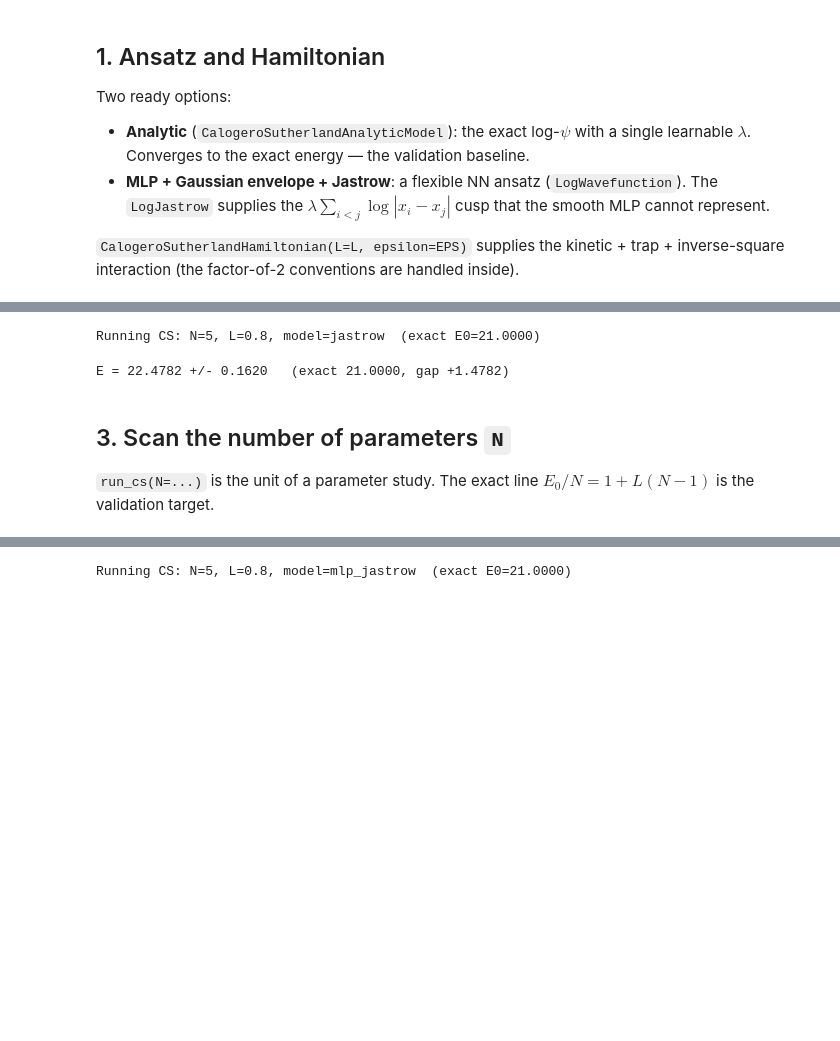
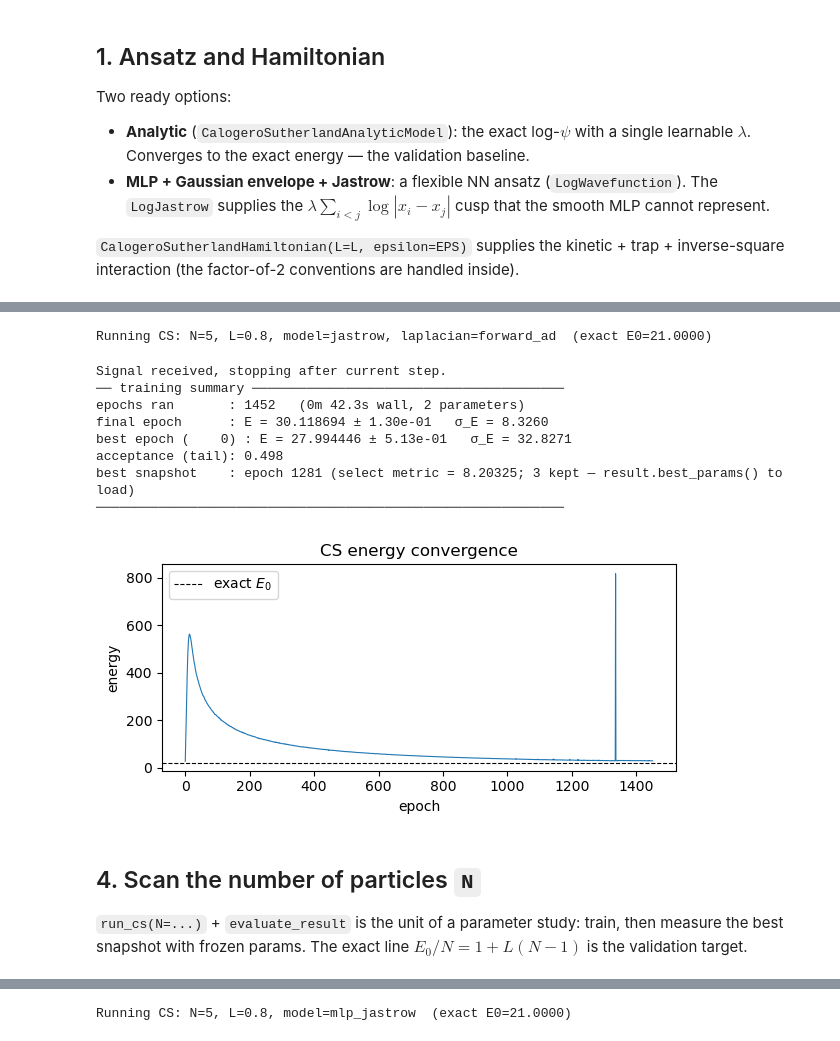
Before and after one commit to pfargas/qvarnet, a Jupyter notebook: calogero-sutherland/calogero_sutherland.ipynb, the cells around one changed output, grey strips where cells are left out. Cells and saved outputs as stored; diff of their text form; code cells hidden in the pictures; blank space fills up the shorter version.

```diff
--- a/calogero-sutherland/calogero_sutherland.ipynb
+++ b/calogero-sutherland/calogero_sutherland.ipynb
@@ -121,8 +124,10 @@ def make_model(kind='mlp_jastrow', lambda_init=LAMBDA_INIT):
         )
     raise ValueError(kind)
 
-def make_hamiltonian(L, eps=EPS):
-    return CalogeroSutherlandHamiltonian(L=L, epsilon=eps)
+def make_hamiltonian(L, eps=EPS, laplacian_method='forward_ad'):
+    # laplacian_method: 'forward_ad' | 'folx' (forward-Laplacian, one fused pass)
+    #                   | 'hutchinson' | 'central_difference'
+    return CalogeroSutherlandHamiltonian(L=L, epsilon=eps, laplacian_method=laplacian_method)
 # %% [markdown]
 ## 2. Train
 
@@ -132,46 +144,61 @@ step to the target acceptance. `run_cs(...)` is the unit of a parameter study; i
 # %%
 def run_cs(L, N=N, kind='mlp_jastrow', n_epochs=4000, n_chains=4096,
-           lr=1e-3, lambda_init=LAMBDA_INIT, seed=0):
-    '''Train the CS model at coupling L. Returns (result, E_mean, E_err).'''
+           lr=1e-3, lambda_init=LAMBDA_INIT, seed=0,
+           laplacian_method='forward_ad'):   # 'forward_ad' | 'folx'
+    '''Train the CS model at coupling L. Returns (result, ctx).
+
+    ctx carries model/hamiltonian/shape/sampling_config so the evaluate cell can do
+    `evaluate_result(result, **ctx)`. train() auto-prints TrainResult.summary().
+    '''
     E0 = N * (1 + L * (N - 1))
-    print(f'Running CS: N={N}, L={L}, model={kind}  (exact E0={E0:.4f})')
+    print(f'Running CS: N={N}, L={L}, model={kind}, laplacian={laplacian_method}  '
+          f'(exact E0={E0:.4f})')
     model = make_model(kind, lambda_init)
+    hamiltonian = make_hamiltonian(L, laplacian_method=laplacian_method)
+    shape = (n_chains, N * N_DIM)
     sampler_params = {
         'step_size':            0.5,
         'chain_length':         21,
         'thermalization_steps': 20,
         'thinning_factor':      1,
         # open boundary (no box_L): the harmonic trap confines the walkers
     }
     cfg = TrainingConfig(
         n_epochs=n_epochs, rng_seed=seed,
         warm_walkers=True, is_update_step_size=True,
         min_step=1e-5, max_step=5.0,
         checkpoint_path='./checkpoints/cs',
     )
     result = train(
-        shape=(n_chains, N * N_DIM), model=model, optimizer=optax.adam(lr),
-        hamiltonian=make_hamiltonian(L),
+        shape=shape, model=model, optimizer=optax.adam(lr),
+        hamiltonian=hamiltonian,
         training_config=cfg, sampler_params=sampler_params, coord_mode=LabCoords(),
     )
-    e = np.array([float(s.energy) for s in result.history])
-    tail = e[-max(200, n_epochs // 5):]
-    E, Eerr = float(tail.mean()), float(tail.std() / np.sqrt(len(tail)))
-    print(f'E = {E:.4f} +/- {Eerr:.4f}   (exact {E0:.4f}, gap {E-E0:+.4f})')
-    return result, E, Eerr
+    ctx = dict(model=model, hamiltonian=hamiltonian, shape=shape,
+               sampling_config=parse_sampler_params(sampler_params))
+    return result, ctx
 
-result, E, Eerr = run_cs(L, kind="jastrow")
+result, ctx = run_cs(L, kind="jastrow")
 energies = np.array([float(s.energy) for s in result.history])
 plt.figure(figsize=(6, 3))
 plt.plot(energies, lw=0.8)
 plt.axhline(E_exact_total, color='k', ls='--', lw=0.8, label='exact $E_0$')
 plt.xlabel('epoch'); plt.ylabel('energy'); plt.legend()
 plt.title('CS energy convergence'); plt.tight_layout(); plt.show()
 # %% [output]
-Running CS: N=5, L=0.8, model=jastrow  (exact E0=21.0000)
+Running CS: N=5, L=0.8, model=jastrow, laplacian=forward_ad  (exact E0=21.0000)
-E = 22.4782 +/- 0.1620   (exact 21.0000, gap +1.4782)
+Signal received, stopping after current step.
+── training summary ────────────────────────────────────────
+epochs ran       : 1452   (0m 42.3s wall, 2 parameters)
+final epoch      : E = 30.118694 ± 1.30e-01   σ_E = 8.3260
+best epoch (    0) : E = 27.994446 ± 5.13e-01   σ_E = 32.8271
+acceptance (tail): 0.498
+best snapshot    : epoch 1281 (select metric = 8.20325; 3 kept — result.best_params() to load)
+────────────────────────────────────────────────────────────
+[figure, added]
 # %% [markdown]
-## 3. Scan the number of parameters `N`
+## 4. Scan the number of particles `N`
 
-`run_cs(N=...)` is the unit of a parameter study. The exact line
-$E_0/N = 1 + L(N-1)$ is the validation target.
+`run_cs(N=...)` + `evaluate_result` is the unit of a parameter study: train, then measure
+the best snapshot with frozen params. The exact line $E_0/N = 1 + L(N-1)$ is the
+validation target.
```
Also changed, not shown: parts of 5 cells of this notebook, 42 other files.
